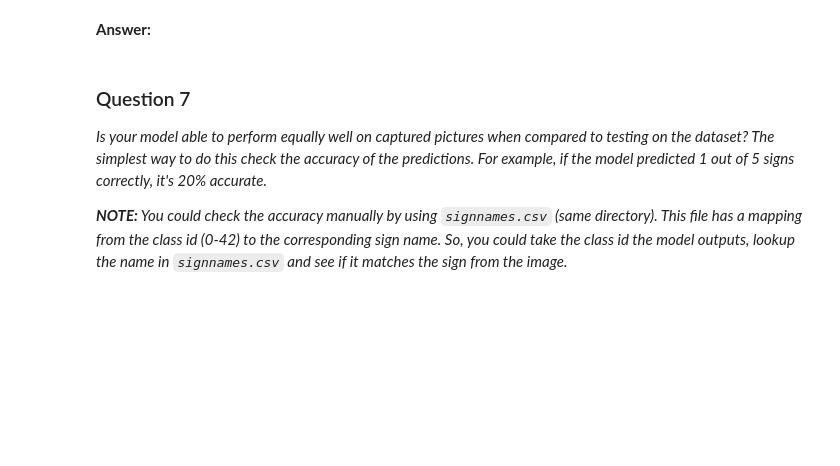
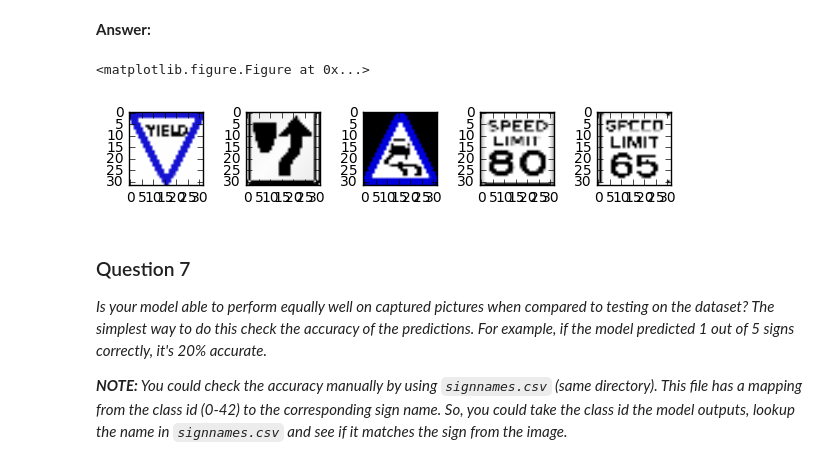
Before and after one commit to kashmawy/self_driving_cars, a Jupyter notebook: traffic_sign_classifier/Traffic_Sign_Classifier.ipynb, the cells around one changed output. Drawn from its saved outputs; the diff is of its cells as text; code cells hidden in the pictures; blank space fills up the shorter version.

```diff
--- a/traffic_sign_classifier/Traffic_Sign_Classifier.ipynb
+++ b/traffic_sign_classifier/Traffic_Sign_Classifier.ipynb
@@ -456,3 +447,39 @@ plt.imshow(image)
+# %%
+### Run the predictions here.
+### Feel free to use as many code cells as needed.
+
+import random
+import matplotlib.pyplot as plt
+
+def imageprepare(imagepath):
+    image = cv2.imread(imagepath)
+    image = cv2.resize(image, (32, 32))
+
+    return image
+
+signs = [
+    imageprepare('signs/yield_sign.jpeg'),
+    imageprepare('signs/keep_right.png'),
+    imageprepare('signs/sliperry_road.png'),
+    imageprepare('signs/speed__limit_80.png'),
+    imageprepare('signs/speed_limit_65_2.jpg'),
+]
+
+fig, axes = plt.subplots(1,5)
+for i, (image, ax) in enumerate(zip(signs, axes)):
+    ax.imshow(image)
+plt.tight_layout()
+plt.subplots_adjust(top=0.85)
+plt.show()
+
+### Yield was correctly predicted.
+### The rest were not correctly guessed:
+### Keep right was incorrect guessed as keep left.
+### Slipery road was incorrectly guessed as 'Vehicles over 3.5 metric tons prohibited'
+### Both speed limit were incorrectly guessed as 'Traffic signals'
+# %% [output]
+<matplotlib.figure.Figure at 0x...>
+[figure, added]
 # %% [markdown]
 ### Question 7
 
```
Also changed, not shown: parts of 3 cells of this notebook, 1 other file.
